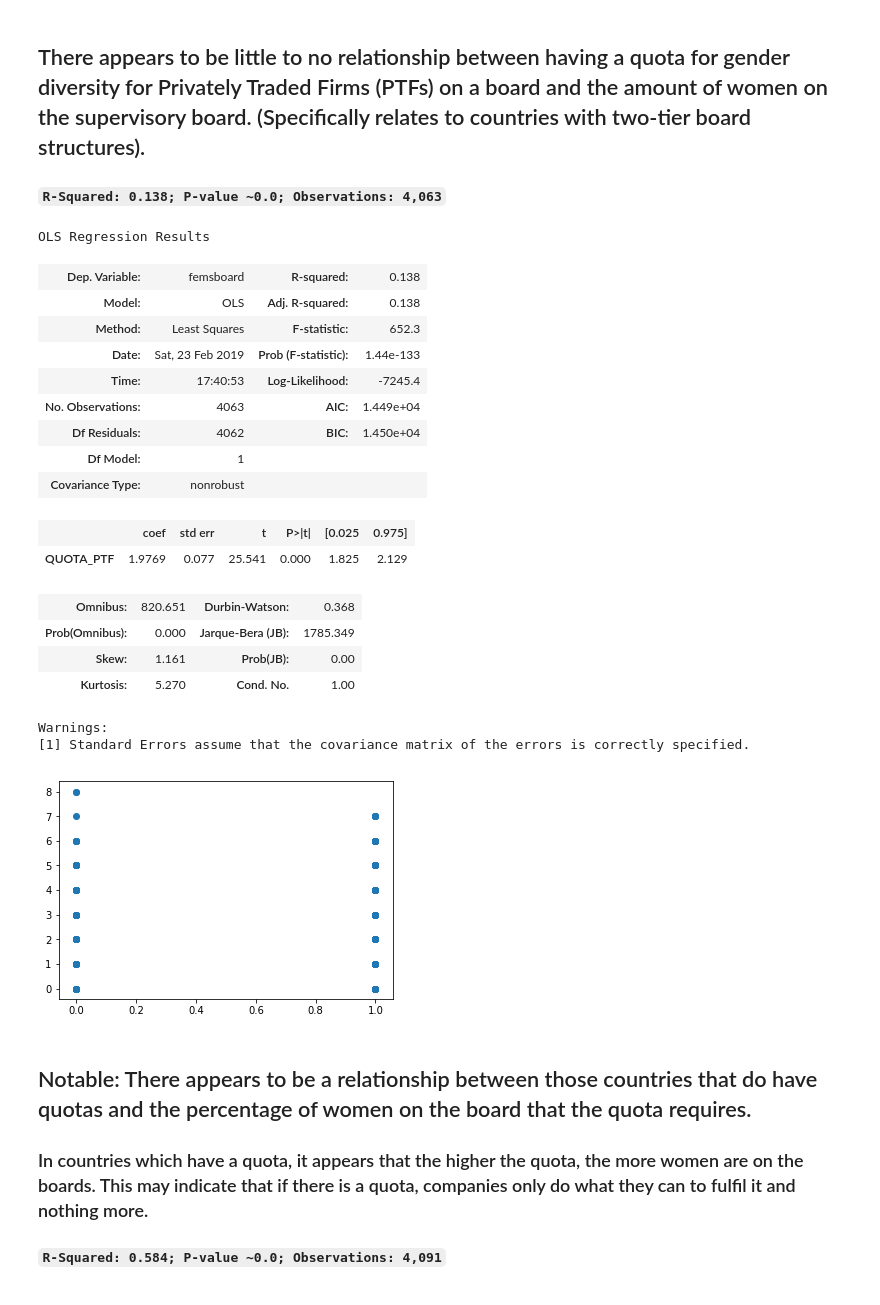
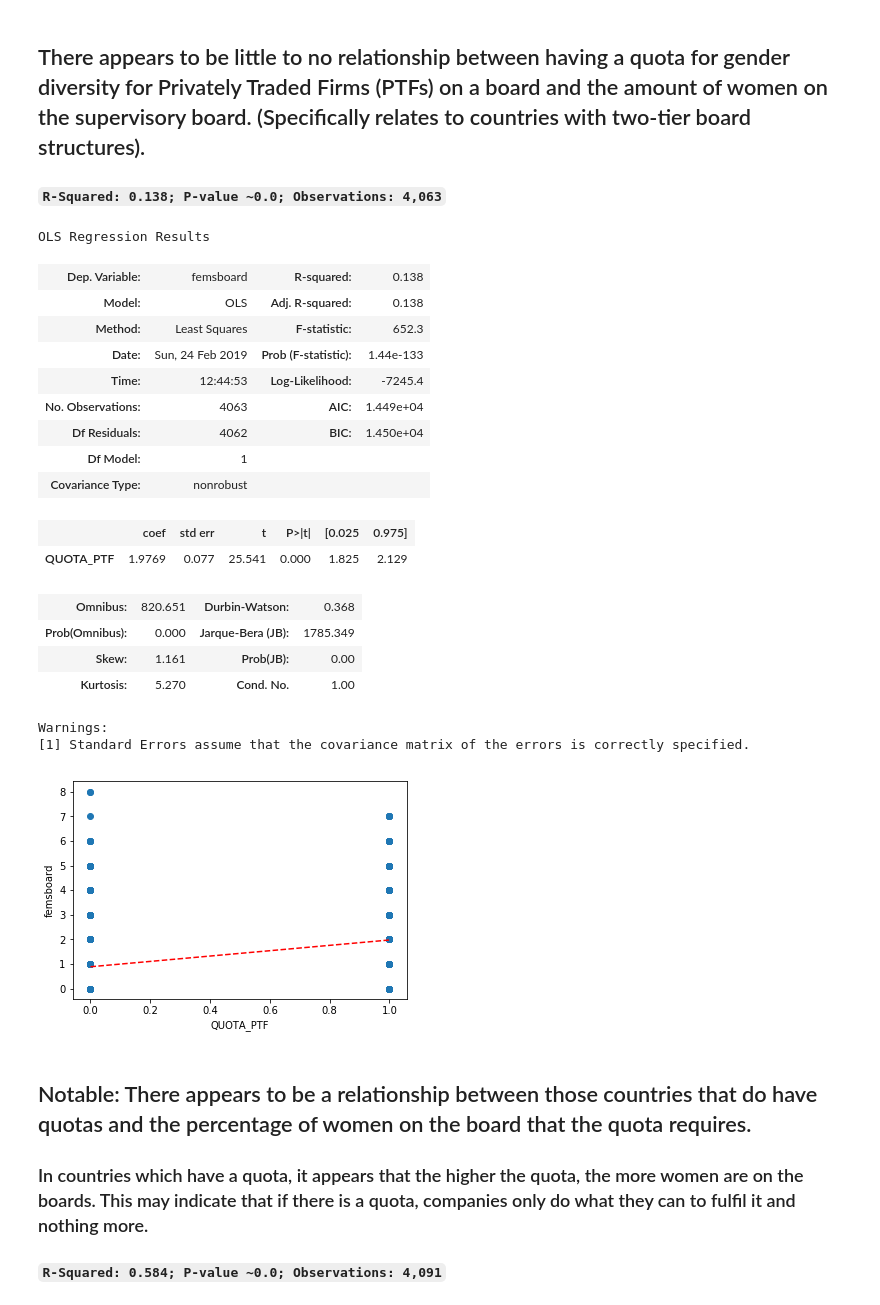
Before and after one commit to etokrug/GroupProject, a Jupyter notebook: GroupProject.ipynb, the cells around one changed output. Drawn from its saved outputs; the diff is of its cells as text; code cells hidden in the pictures.

```diff
--- a/GroupProject.ipynb
+++ b/GroupProject.ipynb
@@ -499,36 +522,40 @@ df_quota_w_fems = df_main[['QUOTA_PTF', 'femsboard']].copy()
 df_quota_w_fems['QUOTA_PTF'] = df_quota_w_fems['QUOTA_PTF'].apply(to_integer)
 df_quota_w_fems['femsboard'] = df_quota_w_fems['femsboard'].apply(to_integer)
 
 plt.scatter(df_quota_w_fems['QUOTA_PTF'], df_quota_w_fems['femsboard'])
+plt.plot([0, 1], [np.mean(df_quota_w_fems.loc[df_quota_w_fems['QUOTA_PTF'] == 0, 'femsboard']),
+                  np.mean(df_quota_w_fems.loc[df_quota_w_fems['QUOTA_PTF'] == 1, 'femsboard'])], 'r--')
+plt.ylabel("femsboard")
+plt.xlabel("QUOTA_PTF")
 
 df_quota_w_fems = df_quota_w_fems.dropna()
 
 x = df_quota_w_fems['QUOTA_PTF']
 y = df_quota_w_fems['femsboard']
 
 model = sm.OLS(y, x).fit()
 
 model.summary()
 # %% [output]
 OLS Regression Results
 | Dep. Variable: | femsboard | R-squared: | 0.138 |
 | Model: | OLS | Adj. R-squared: | 0.138 |
 | Method: | Least Squares | F-statistic: | 652.3 |
-| Date: | Sat, 23 Feb 2019 | Prob (F-statistic): | 1.44e-133 |
-| Time: | 17:40:53 | Log-Likelihood: | -7245.4 |
+| Date: | Sun, 24 Feb 2019 | Prob (F-statistic): | 1.44e-133 |
+| Time: | 12:44:53 | Log-Likelihood: | -7245.4 |
 | No. Observations: | 4063 | AIC: | 1.449e+04 |
 | Df Residuals: | 4062 | BIC: | 1.450e+04 |
 | Df Model: | 1 |  |  |
 | Covariance Type: | nonrobust |  |  |
 |  | coef | std err | t | P>|t| | [0.025 | 0.975] |
 | QUOTA_PTF | 1.9769 | 0.077 | 25.541 | 0.000 | 1.825 | 2.129 |
 | Omnibus: | 820.651 | Durbin-Watson: | 0.368 |
 | Prob(Omnibus): | 0.000 | Jarque-Bera (JB): | 1785.349 |
 | Skew: | 1.161 | Prob(JB): | 0.00 |
 | Kurtosis: | 5.270 | Cond. No. | 1.00 |
 Warnings:
 [1] Standard Errors assume that the covariance matrix of the errors is correctly specified.
-[figure, old version]
+[figure, new version]
 # %% [markdown]
 ## Notable: There appears to be a relationship between those countries that do have quotas and the percentage of women on the board that the quota requires.
 
```
Also changed, not shown: parts of 8 cells of this notebook.
